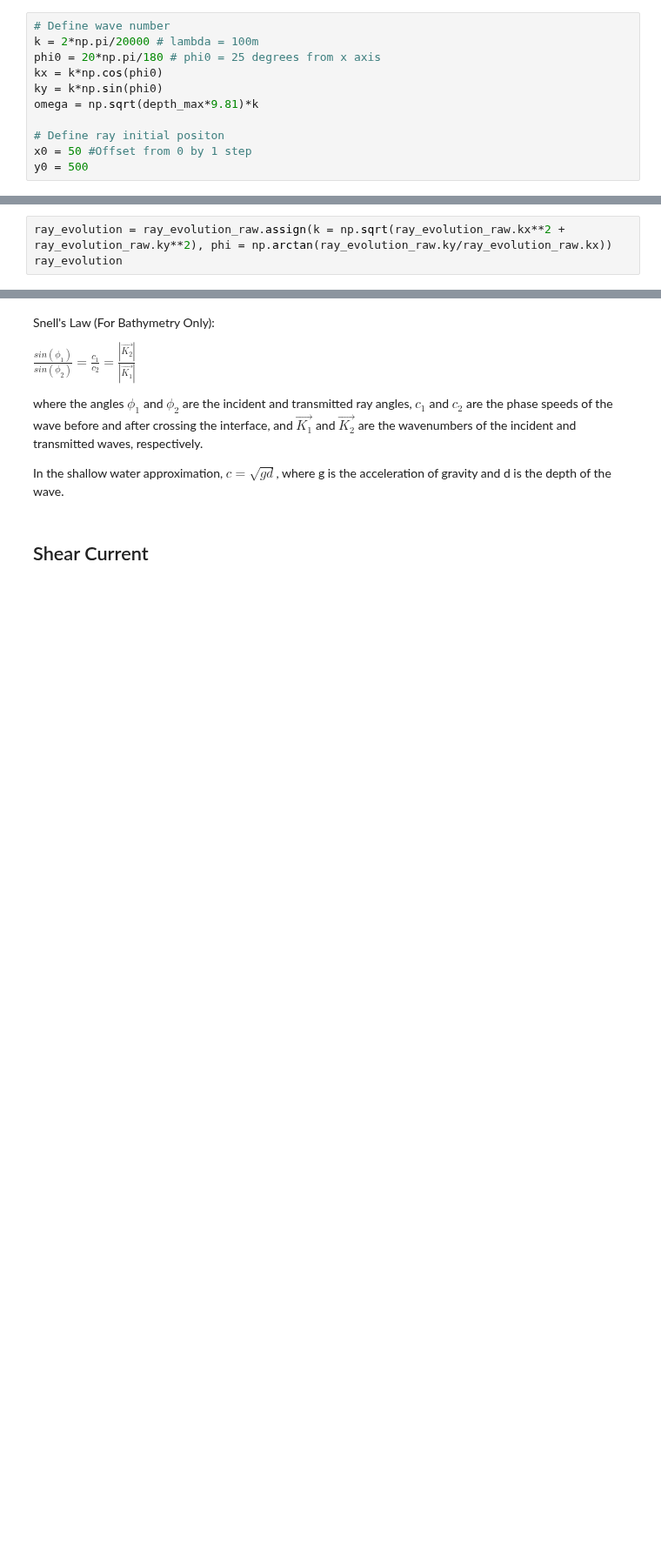
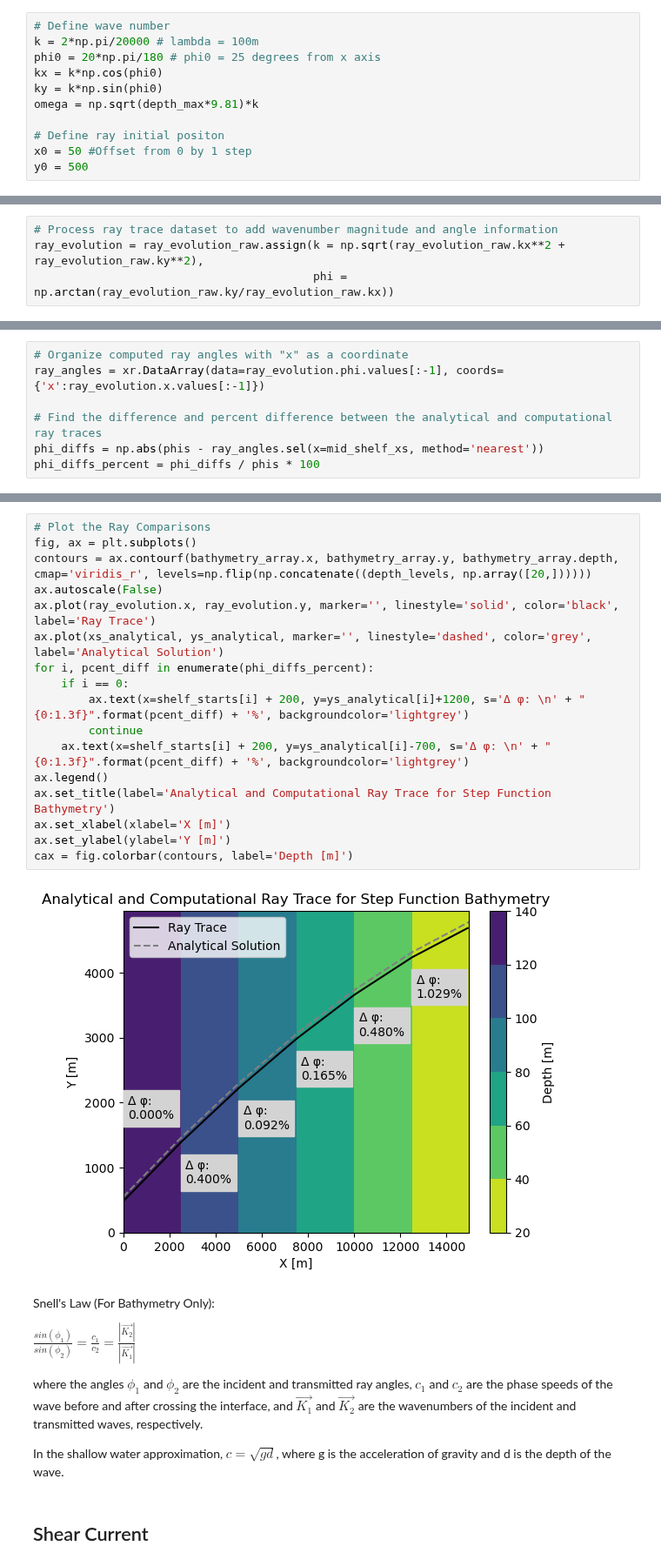
Before and after one commit to mines-oceanography/mantaray, a Jupyter notebook: notebooks/theoretical_comparison/snells_law_verification.ipynb, the cells around one changed output, grey strips where cells are left out. Shown at 87% size. Drawn from its saved outputs; the diff is of its cells as text; blank space fills up the shorter version.

Commit message:
Improves formatting and readability of Bathymetry portion of snells_law_verification.ipynb

```diff
--- a/notebooks/theoretical_comparison/snells_law_verification.ipynb
+++ b/notebooks/theoretical_comparison/snells_law_verification.ipynb
@@ -61,3 +55,4 @@ ray_evolution_raw = single_ray(x0, y0, kx, ky, 1000, 0.5,
 # %%
-ray_evolution = ray_evolution_raw.assign(k = np.sqrt(ray_evolution_raw.kx**2 + ray_evolution_raw.ky**2), phi = np.arctan(ray_evolution_raw.ky/ray_evolution_raw.kx))
-ray_evolution
+# Process ray trace dataset to add wavenumber magnitude and angle information
+ray_evolution = ray_evolution_raw.assign(k = np.sqrt(ray_evolution_raw.kx**2 + ray_evolution_raw.ky**2),
+                                         phi = np.arctan(ray_evolution_raw.ky/ray_evolution_raw.kx))
@@ -122,0 +88,7 @@ ax.legend()
+# %%
+# Organize computed ray angles with "x" as a coordinate
+ray_angles = xr.DataArray(data=ray_evolution.phi.values[:-1], coords={'x':ray_evolution.x.values[:-1]})
+
+# Find the difference and percent difference between the analytical and computational ray traces
+phi_diffs = np.abs(phis - ray_angles.sel(x=mid_shelf_xs, method='nearest'))
+phi_diffs_percent = phi_diffs / phis * 100
@@ -123,3 +107,22 @@ ax.legend()
+# %%
+# Plot the Ray Comparisons
+fig, ax = plt.subplots()
+contours = ax.contourf(bathymetry_array.x, bathymetry_array.y, bathymetry_array.depth, cmap='viridis_r', levels=np.flip(np.concatenate((depth_levels, np.array([20,])))))
+ax.autoscale(False)
+ax.plot(ray_evolution.x, ray_evolution.y, marker='', linestyle='solid', color='black', label='Ray Trace')
+ax.plot(xs_analytical, ys_analytical, marker='', linestyle='dashed', color='grey', label='Analytical Solution')
+for i, pcent_diff in enumerate(phi_diffs_percent):
+    if i == 0:
+        ax.text(x=shelf_starts[i] + 200, y=ys_analytical[i]+1200, s='Δ φ: \n' + "{0:1.3f}".format(pcent_diff) + '%', backgroundcolor='lightgrey')
+        continue
+    ax.text(x=shelf_starts[i] + 200, y=ys_analytical[i]-700, s='Δ φ: \n' + "{0:1.3f}".format(pcent_diff) + '%', backgroundcolor='lightgrey')
+ax.legend()
+ax.set_title(label='Analytical and Computational Ray Trace for Step Function Bathymetry')
+ax.set_xlabel(xlabel='X [m]')
+ax.set_ylabel(ylabel='Y [m]')
+cax = fig.colorbar(contours, label='Depth [m]')
+# %% [output]
+[figure, added]
 # %% [markdown]
 Snell's Law (For Bathymetry Only):
 
```
Also changed, not shown: parts of 15 cells of this notebook.
